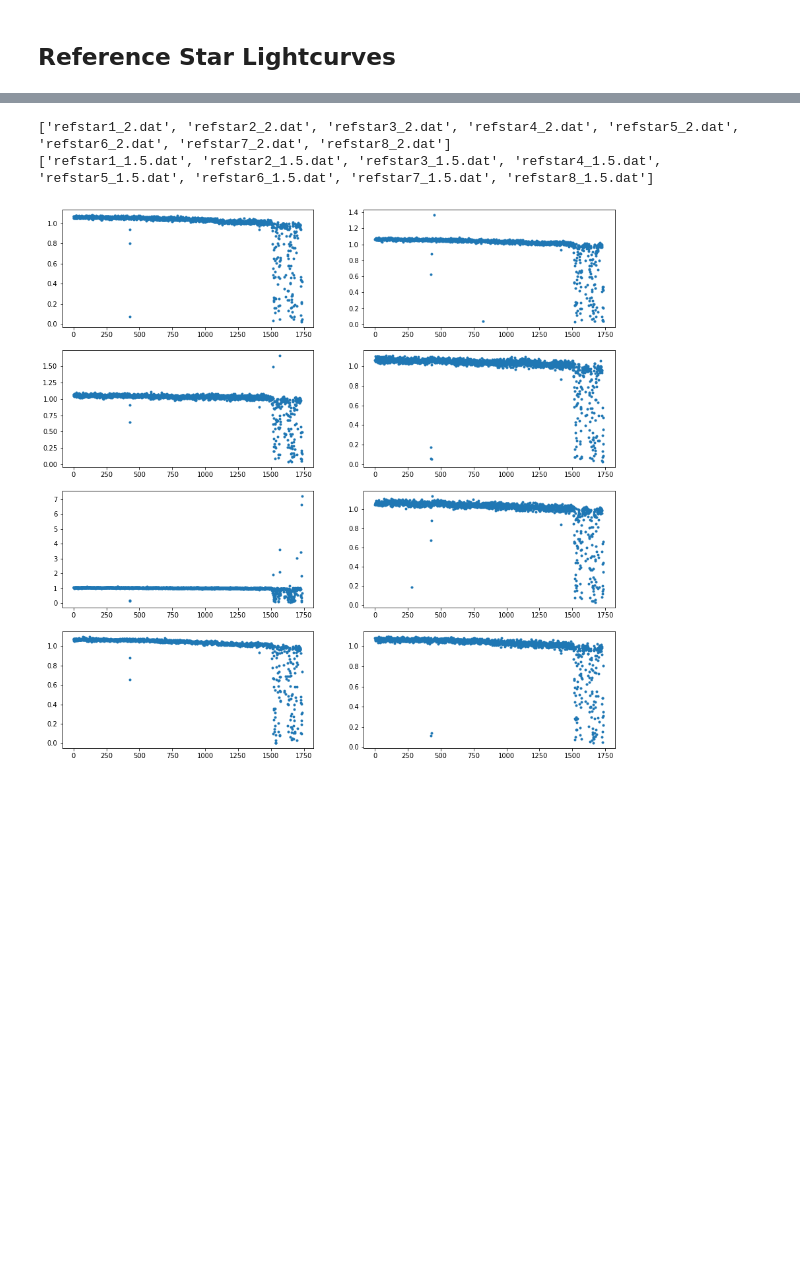
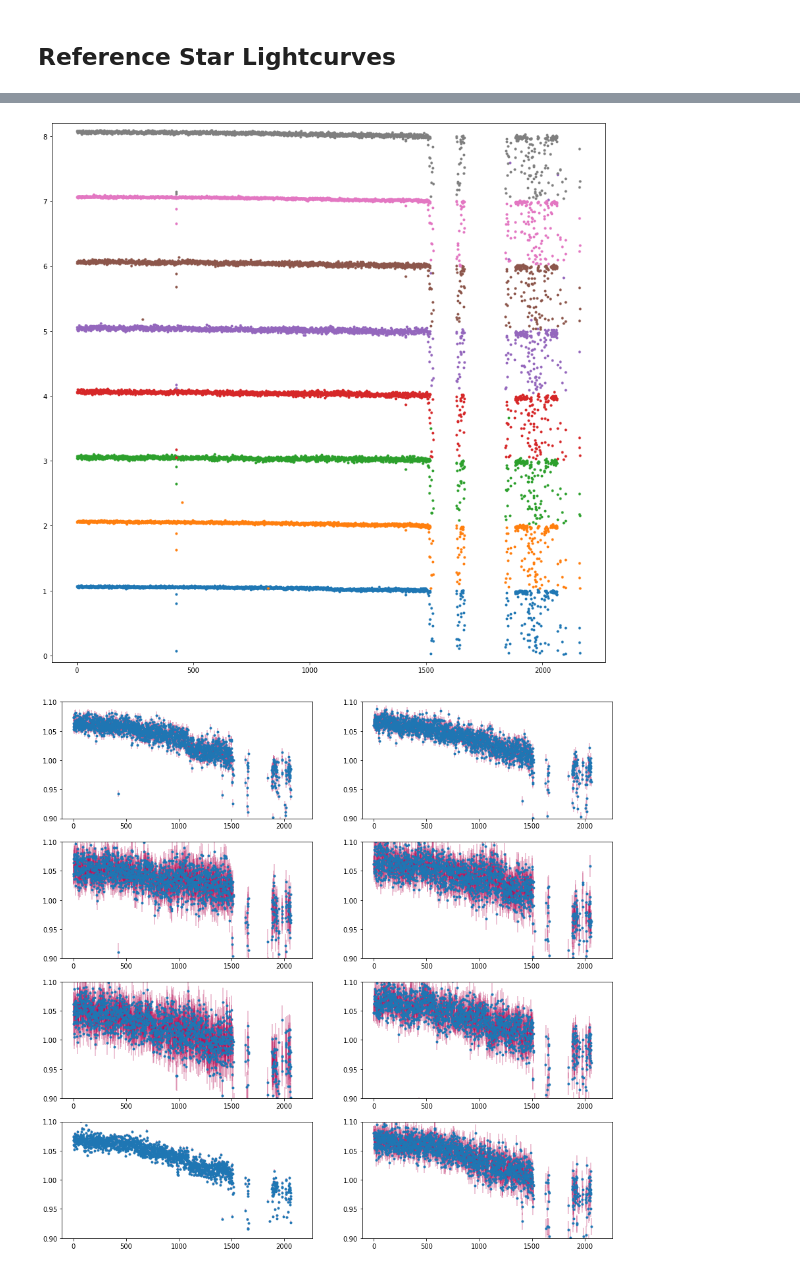
Before and after one commit to NMiklave/ast443-nyc, a Jupyter notebook: lab1/jupyter/lab1_analysis.ipynb, the cells around one changed output, grey strips where cells are left out. Drawn from its saved outputs; the diff is of its cells as text; code cells hidden in the pictures; blank space fills up the shorter version.

Commit message:
fixed lightcurves for file number consistency

```diff
--- a/lab1/jupyter/lab1_analysis.ipynb
+++ b/lab1/jupyter/lab1_analysis.ipynb
@@ -95,4 +95,24 @@ for i in files1500ms:
     series += 1
 
 #'''
+
+# Also make a list of the DATE-OBS keywords for each file in order
+
+files2000ms = np.array([*range(1, 902)])
+files1500ms = np.array([*range(1001, 1193)])
+files1500ms = np.append(files1500ms, [*range(2001, 3177)])
+
+observation_dates = np.array([])
+for i in files2000ms:
+    file = fits.open('../data/hd209458_R_2s_start_series1000.0000{}.FIT'.format(str(i).zfill(4)))
+    date = file[0].header['DATE-OBS']
+    observation_dates = np.append(observation_dates, date)
+    file.close()
+for i in files1500ms:
+    file = fits.open('../data/hd209458_R_1_5s_start_series1000.0000{}.FIT'.format(str(i).zfill(4)))
+    date = file[0].header['DATE-OBS']
+    observation_dates = np.append(observation_dates, date)
+    file.close()
+
+print(observation_dates)
 # %% [output]
@@ -212,40 +189,51 @@ for i in range(len(file_1_5s)):
 # %%
 files = sorted(os.listdir('../lightcurve'))
+files = [file for file in files if file[-4:]=='.dat']
 
-file_2s = [file for file in files if file[-5:-4] == str(2)]      # Grab the 2s exposure catalogs
-file_1_5s = [file for file in files if file[-5:-4] == str(5)]      # Grab the 1.5s exposure catalogs
+file_2s = [file for file in files if file[-11:-10] == str(0)]      # Grab the 2s exposure catalogs
+file_1_5s = [file for file in files if file[-11:-10] == str(5)]      # Grab the 1.5s exposure catalogs
 
-print(file_2s)
-print(file_1_5s)
+fig1, ax1 = plt.subplots(1, 1, figsize=(15, 15))
+fig2, ax2 = plt.subplots(4, 2, figsize=(15, 15))
+ax2 = ax2.flatten()
 
-fig, ax = plt.subplots(4, 2, figsize=(15, 15))
-ax = ax.flatten()
-
+maxfiles = 0
+full_flux = []
+full_err = []
 for i in range(len(file_2s)):
-    data1 = np.loadtxt('../lightcurve/{0}'.format(file_2s[i]))
+    data1 = np.loadtxt('../lightcurve/{0}'.format(file_2s[i]), skiprows=1)
     fnum1, count1, sigcount1 = data1.T
     flux1 = count1/2
     sigflux1 = sigcount1/2
 
-    data2 = np.loadtxt('../lightcurve/{0}'.format(file_1_5s[i]))
+    data2 = np.loadtxt('../lightcurve/{0}'.format(file_1_5s[i]), skiprows=1)
 
     fnum2, count2, sigcount2 = data2.T
-    fnum2 += 901
     flux2 = count2/1.5
     sigflux2 = sigcount2/1.5
 
     flux2_mu = np.mean(flux2)
     flux2_sig = np.std(flux2)
 
     fnum = np.append(fnum1, fnum2)
     flux = np.append(flux1, flux2)
     sigflux = np.append(sigflux1, sigflux2)
 
+    sigflux /= np.mean(flux)
     flux /= np.mean(flux)
-    sigflux /= np.mean(flux)
 
-    ax[i].plot(fnum, flux, '.')
+    ax1.plot(fnum, flux+i, '.')
+    ax2[i].errorbar(fnum, flux, fmt='.', yerr=sigflux, ecolor=(0.7, 0, 0.3, 0.3))
+    ax2[i].set_ylim(.9, 1.1)
+
+    if maxfiles < fnum[-1:]:
+        maxfiles = fnum[-1:]
+
+    full_flux.append(flux)
+    full_err.append(sigflux)
+
+ax1.set_ylim(-.1, 8.2)
+plt.show()
 # %% [output]
-['refstar1_2.dat', 'refstar2_2.dat', 'refstar3_2.dat', 'refstar4_2.dat', 'refstar5_2.dat', 'refstar6_2.dat', 'refstar7_2.dat', 'refstar8_2.dat']
-['refstar1_1.5.dat', 'refstar2_1.5.dat', 'refstar3_1.5.dat', 'refstar4_1.5.dat', 'refstar5_1.5.dat', 'refstar6_1.5.dat', 'refstar7_1.5.dat', 'refstar8_1.5.dat']
-[figure, old version]
+[figure, new version]
+[figure, added]
```
Also changed, not shown: parts of 3 cells of this notebook, 46 other files.
